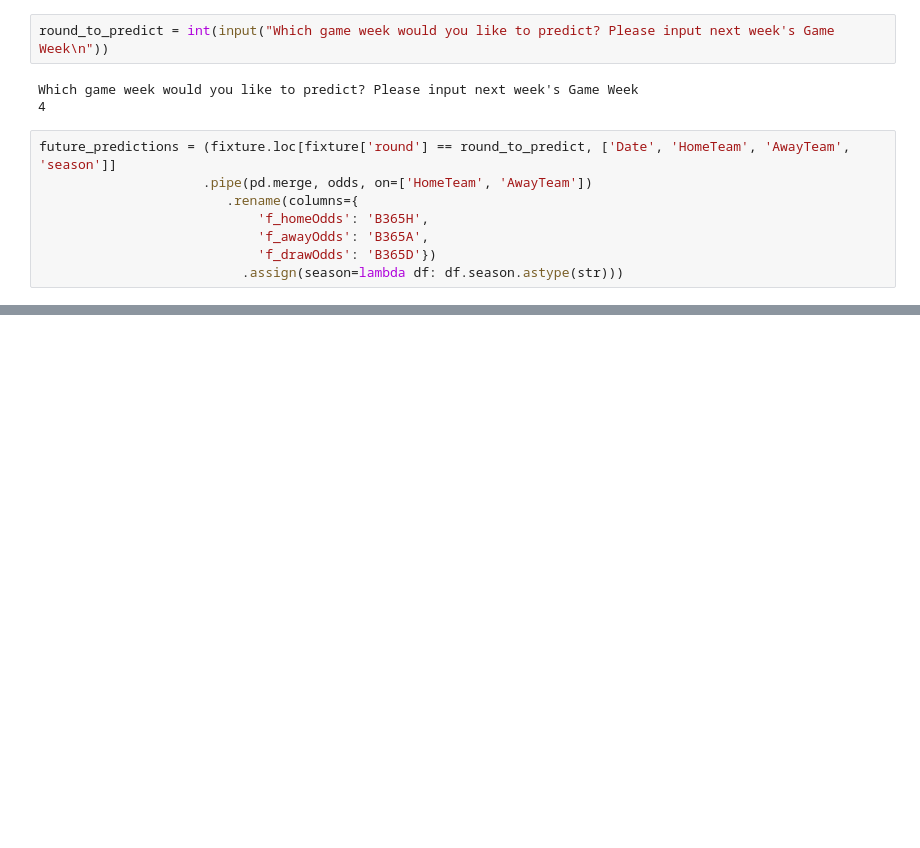
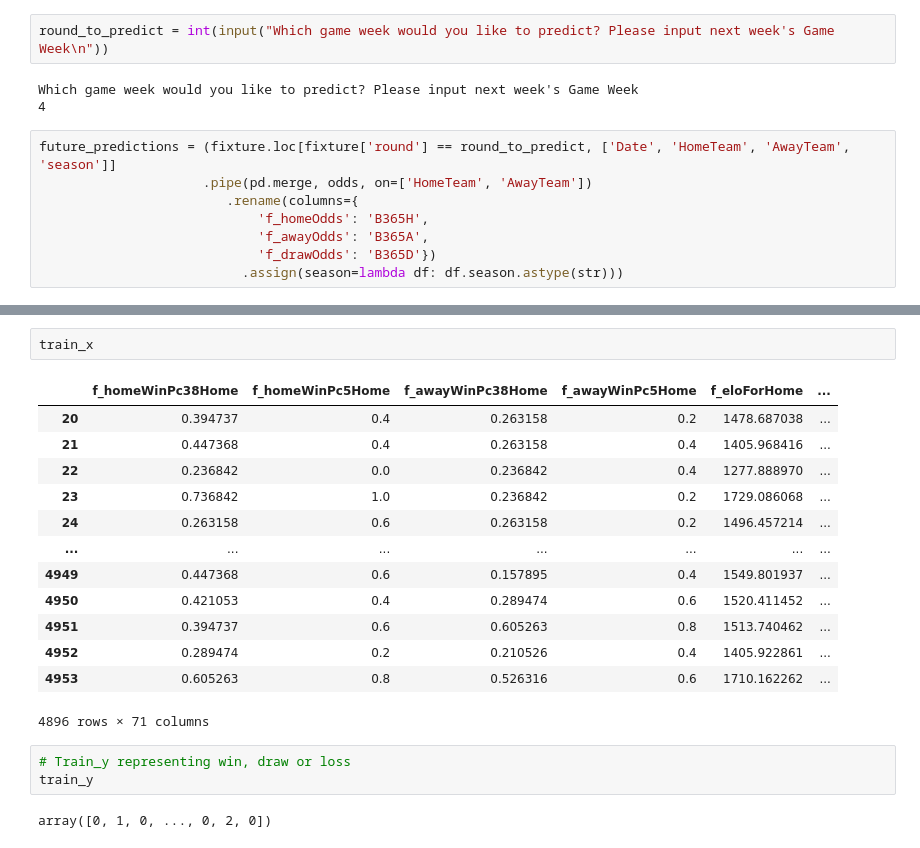
Before and after one commit to cmcelduff/EPL_Odds_Predictor, a Jupyter notebook: EPL_Odds_Predictor/4. Weekly Predictions.ipynb, the cells around one changed output, grey strips where cells are left out. Saved outputs shown, nothing was run; the diff lists cells and outputs as text; blank space fills up the shorter version.

```diff
--- a/EPL_Odds_Predictor/4. Weekly Predictions.ipynb
+++ b/EPL_Odds_Predictor/4. Weekly Predictions.ipynb
@@ -86,0 +167,21 @@ df_including_future_games = (pd.read)
+# %%
+train_x
+# %% [output]
+|  | f_homeWinPc38Home | f_homeWinPc5Home | f_awayWinPc38Home | f_awayWinPc5Home | f_eloForHome | ... |
+| 20 | 0.394737 | 0.4 | 0.263158 | 0.2 | 1478.687038 | ... |
+| 21 | 0.447368 | 0.4 | 0.263158 | 0.4 | 1405.968416 | ... |
+| 22 | 0.236842 | 0.0 | 0.236842 | 0.4 | 1277.888970 | ... |
+| 23 | 0.736842 | 1.0 | 0.236842 | 0.2 | 1729.086068 | ... |
+| 24 | 0.263158 | 0.6 | 0.263158 | 0.2 | 1496.457214 | ... |
+| ... | ... | ... | ... | ... | ... | ... |
+| 4949 | 0.447368 | 0.6 | 0.157895 | 0.4 | 1549.801937 | ... |
+| 4950 | 0.421053 | 0.4 | 0.289474 | 0.6 | 1520.411452 | ... |
+| 4951 | 0.394737 | 0.6 | 0.605263 | 0.8 | 1513.740462 | ... |
+| 4952 | 0.289474 | 0.2 | 0.210526 | 0.4 | 1405.922861 | ... |
+| 4953 | 0.605263 | 0.8 | 0.526316 | 0.6 | 1710.162262 | ... |
+4896 rows × 71 columns
+# %%
+# Train_y representing win, draw or loss
+train_y
+# %% [output]
+array([0, 1, 0, ..., 0, 2, 0])
```
Also changed, not shown: parts of 16 cells of this notebook.
